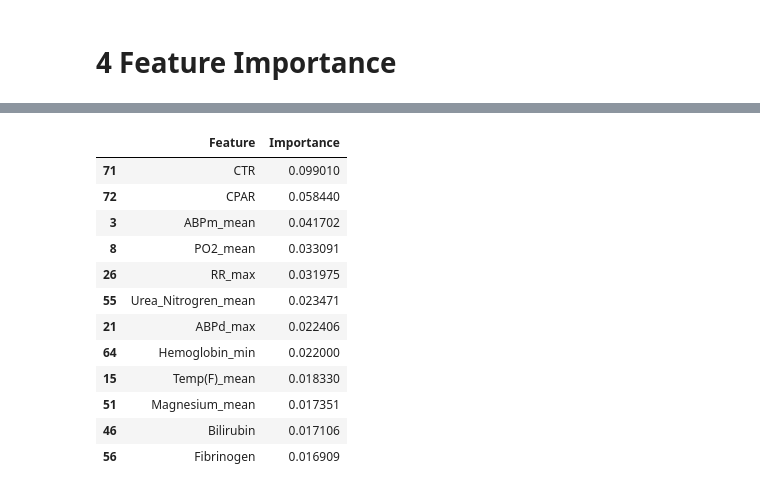
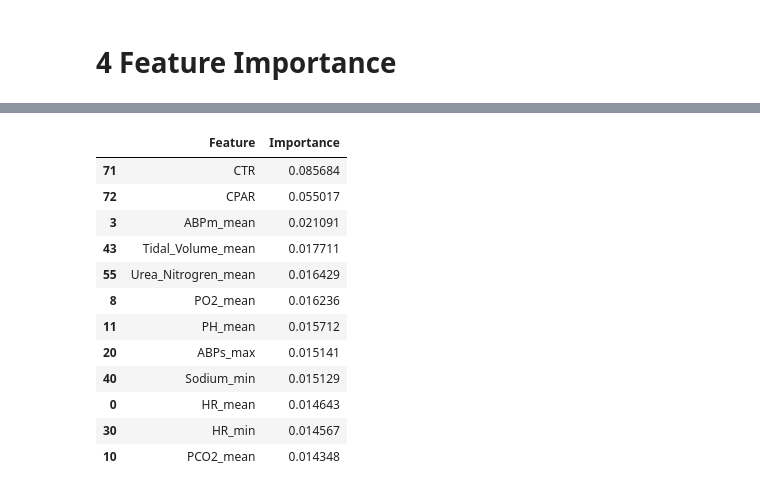
Before and after one commit to singlaayush/CardiomegalyBiomarkers, a Jupyter notebook: Cardiomegaly_Classification/XGBoost.ipynb, the cells around one changed output, grey strips where cells are left out. Saved outputs shown, nothing was run; the diff lists cells and outputs as text; code cells hidden in the pictures.

```diff
--- a/Cardiomegaly_Classification/XGBoost.ipynb
+++ b/Cardiomegaly_Classification/XGBoost.ipynb
@@ -19,7 +19,7 @@ Note: You have installed the 'manylinux2014' variant of XGBoost. Certain feature
 ### Paths
 # %%
 # Path for model location and error graphs
-model_folder = 'CardiomegalyBiomarkers/Cardiomegaly_Classification/models/xgboost/'
+model_folder = 'CardiomegalyBiomarkers/Cardiomegaly_Classification/models/xgboost_idp/'
 makedirs(model_folder, exist_ok=True)
 # %% [markdown]
 ### Model Parameters
@@ -257,25 +291,25 @@ important_features.head(10)
 # %%
 model_load = XGBClassifier()
-model_load.load_model(model_folder + 'M_L_V_BMRK_fold2_model.json')
+model_load.load_model(model_folder + 'M_L_V_BMRK_fold5_model.json')
 # Feature importances from the trained XGBoost model
 feature_importances = model_load.feature_importances_
 important_features = pd.DataFrame({
     'Feature': modalities_combinations[2][0],
     'Importance': feature_importances
 }).sort_values(by='Importance', ascending=False)
 
 important_features.head(12)
 # %% [output]
 |  | Feature | Importance |
-| 71 | CTR | 0.099010 |
-| 72 | CPAR | 0.058440 |
-| 3 | ABPm_mean | 0.041702 |
-| 8 | PO2_mean | 0.033091 |
-| 26 | RR_max | 0.031975 |
-| 55 | Urea_Nitrogren_mean | 0.023471 |
-| 21 | ABPd_max | 0.022406 |
-| 64 | Hemoglobin_min | 0.022000 |
-| 15 | Temp(F)_mean | 0.018330 |
-| 51 | Magnesium_mean | 0.017351 |
-| 46 | Bilirubin | 0.017106 |
-| 56 | Fibrinogen | 0.016909 |
+| 71 | CTR | 0.085684 |
+| 72 | CPAR | 0.055017 |
+| 3 | ABPm_mean | 0.021091 |
+| 43 | Tidal_Volume_mean | 0.017711 |
+| 55 | Urea_Nitrogren_mean | 0.016429 |
+| 8 | PO2_mean | 0.016236 |
+| 11 | PH_mean | 0.015712 |
+| 20 | ABPs_max | 0.015141 |
+| 40 | Sodium_min | 0.015129 |
+| 0 | HR_mean | 0.014643 |
+| 30 | HR_min | 0.014567 |
+| 10 | PCO2_mean | 0.014348 |
```
Also changed, not shown: parts of 10 cells of this notebook, 6 other files.
